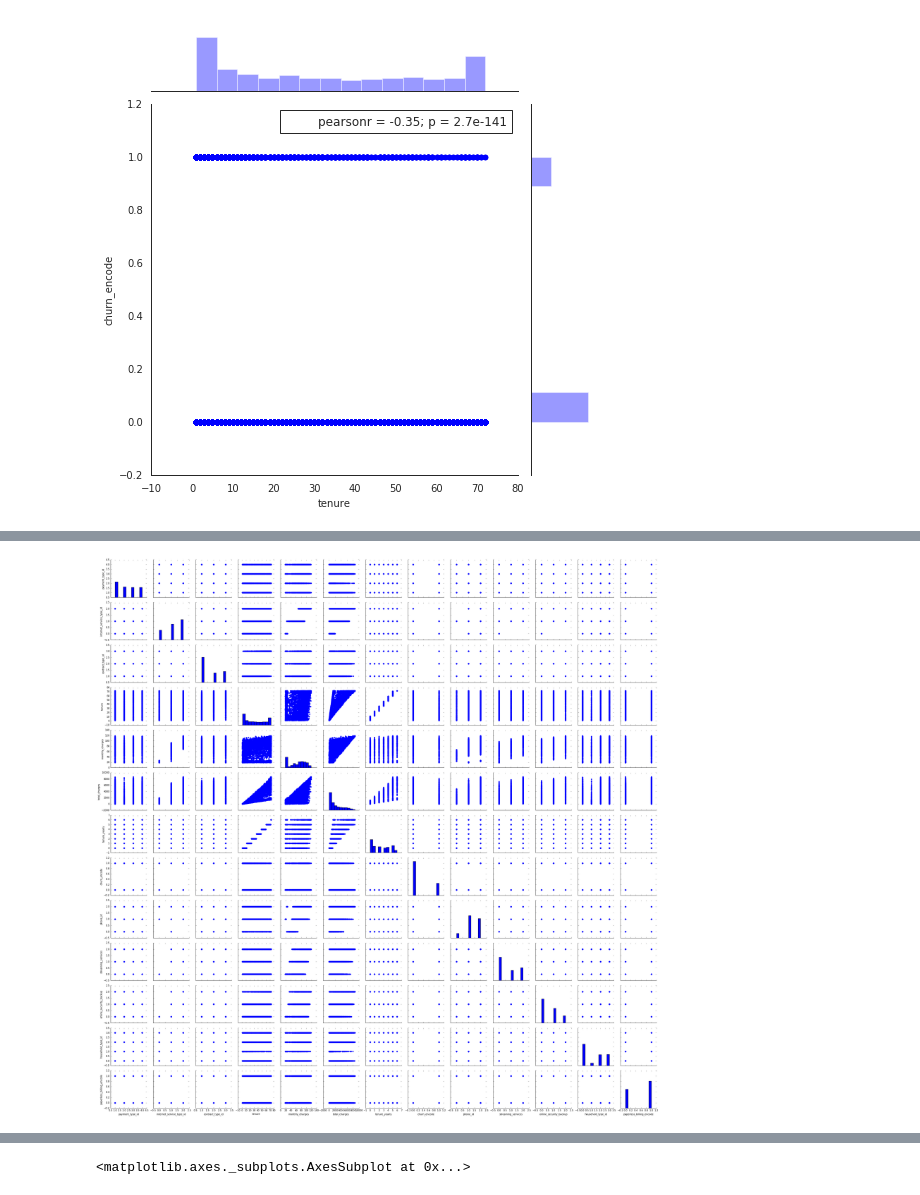
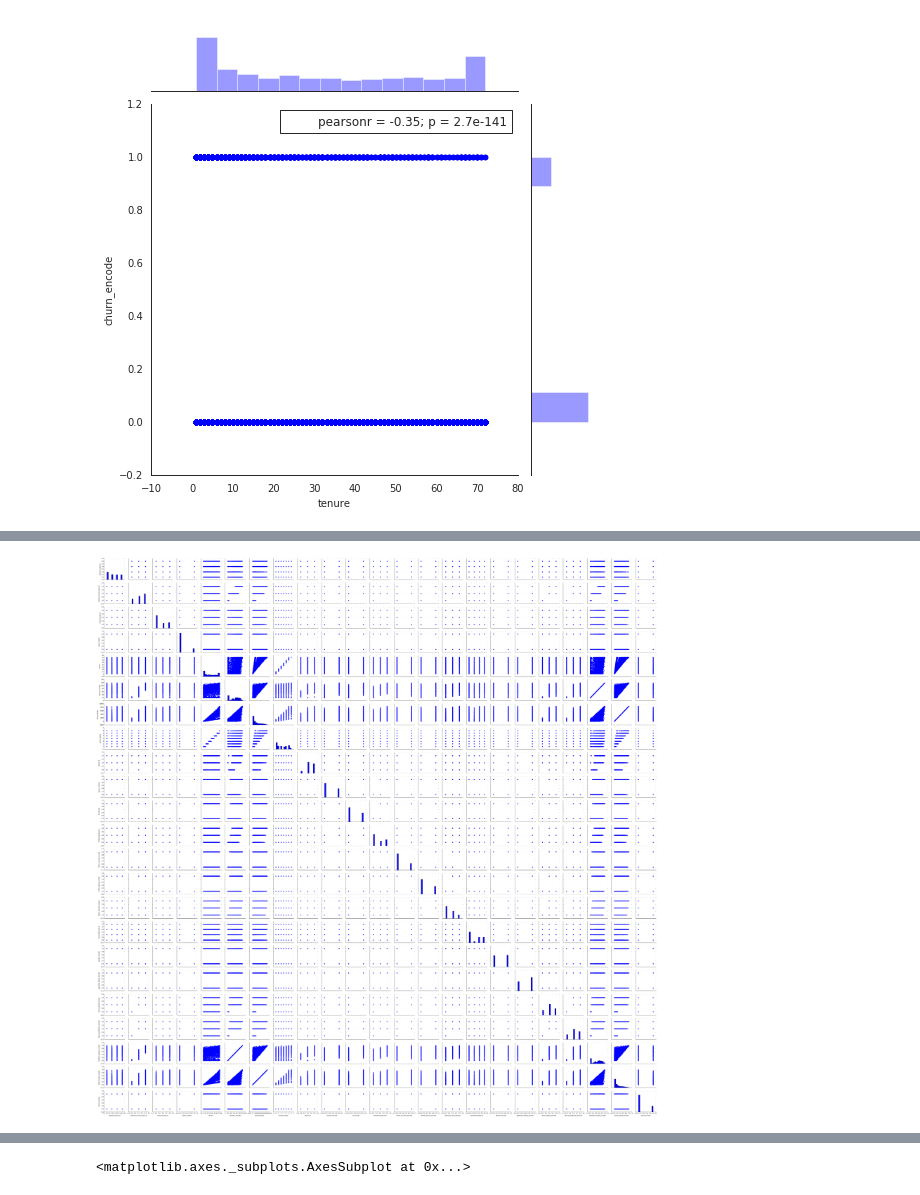
Before and after one commit to telco-norrick-chad/classification_proj_telco, a Jupyter notebook: chad_second.ipynb, the cells around one changed output, grey strips where cells are left out. Saved outputs shown, nothing was run; the diff lists cells and outputs as text; code cells hidden in the pictures.

```diff
--- a/chad_second.ipynb
+++ b/chad_second.ipynb
@@ -121,14 +136,15 @@ device_protection_encode    7032 non-null int64
 dtypes: float64(2), int64(19), object(17)
 memory usage: 2.1+ MB
 # %%
-df_just_nums = df[['customer_id', 'payment_type_id', 'internet_service_type_id', 'contract_type_id',
+df_just_nums = df[['payment_type_id', 'internet_service_type_id', 'contract_type_id',
        'senior_citizen', 'tenure', 'monthly_charges',
-       'total_charges', 'tenure_yearly', 'churn_encode', 'phone_id',
+       'total_charges', 'tenure_yearly', 'phone_id',
        'movies_encode', 'tv_encode', 'streaming_services',
        'online_security_encode', 'online_backup_encode',
        'online_security_backup', 'household_type_id', 'gender_encode',
        'paperless_billing_encode', 'tech_support_encode',
-       'device_protection_encode']]
+       'device_protection_encode', 'churn_encode']]
+# 'customer_id',
 # %%
 df_just_nums.monthly_charges.value_counts(normalize=True, sort=False, bins=7).plot.bar()
 # %% [output]
@@ -230,3 +244,5 @@ X_train, X_test = scale_split_data(X_train, X_test)
+# %%
+train, test = scale_split_data(train, test)
 # %%
 train.columns
 # %% [output]
@@ -277,10 +295,16 @@ plt.show()
 # %%
 g = sns.PairGrid(train[['payment_type_id', 'internet_service_type_id', 'contract_type_id',
-       'tenure', 'monthly_charges', 'total_charges', 'tenure_yearly', 'churn_encode', 'phone_id',
-       'streaming_services', 'online_security_backup', 'household_type_id', 'paperless_billing_encode']])
+       'senior_citizen', 'tenure', 'monthly_charges',
+       'total_charges', 'tenure_yearly', 'phone_id',
+       'movies_encode', 'tv_encode', 'streaming_services',
+       'online_security_encode', 'online_backup_encode',
+       'online_security_backup', 'household_type_id', 'gender_encode',
+       'paperless_billing_encode', 'tech_support_encode',
+       'device_protection_encode',  'monthly_charges_scaled',
+       'total_charges_scaled', 'churn_encode']])
 g.map_diag(plt.hist)
 g.map_offdiag(plt.scatter);
 # %% [output]
-[figure, old version]
+[figure, new version]
 # %%
 sns.pairplot(train[['payment_type_id', 'internet_service_type_id', 'contract_type_id',
```
Also changed, not shown: parts of 41 cells of this notebook.
